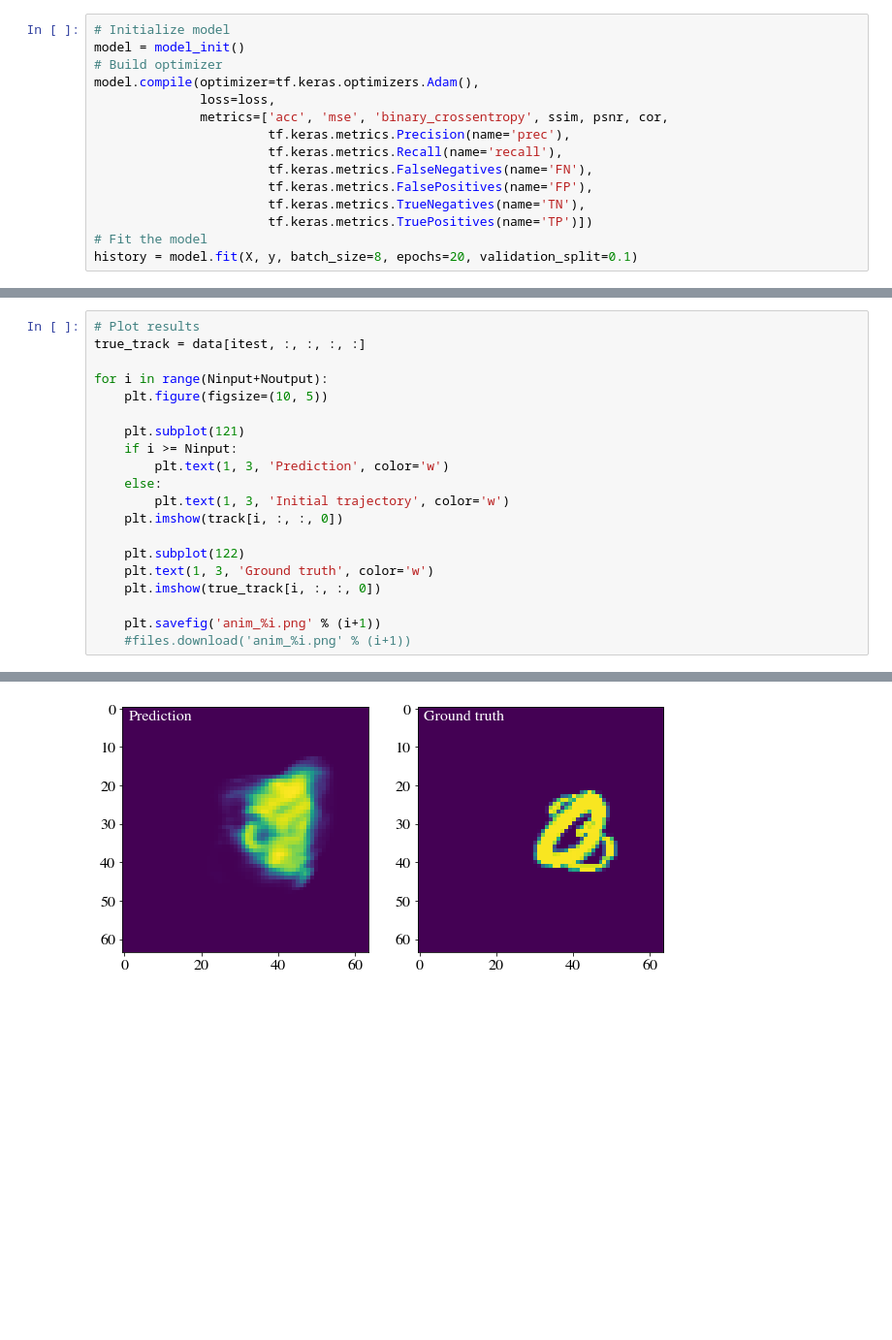
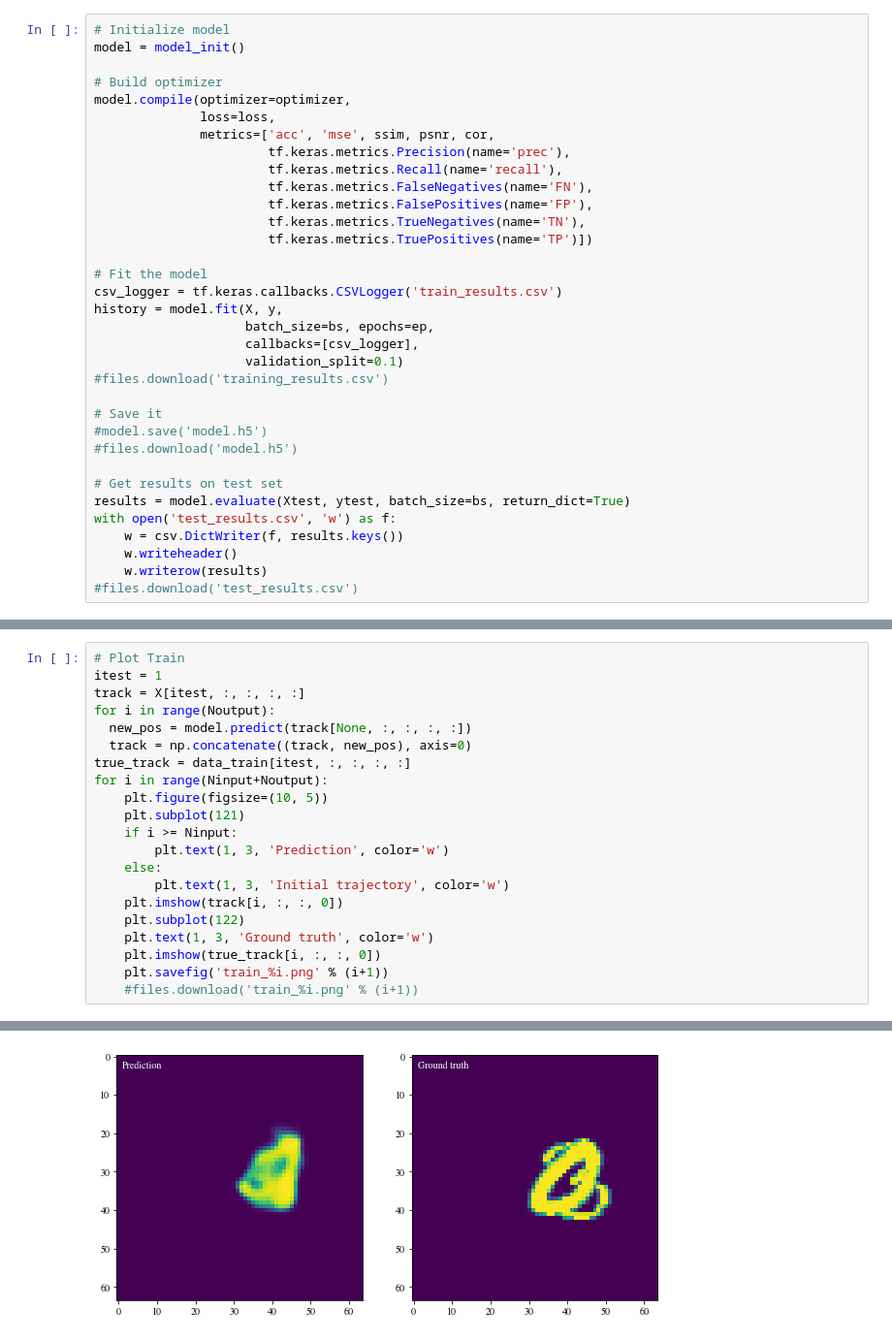
Before and after one commit to bdelorme/RainfallNowcasting, a Jupyter notebook: MovingMNIST/seq_convLSTM.ipynb, the cells around one changed output, grey strips where cells are left out. Shown at 97% size. Saved outputs shown, nothing was run; the diff lists cells and outputs as text; blank space fills up the shorter version.

```diff
--- a/MovingMNIST/seq_convLSTM.ipynb
+++ b/MovingMNIST/seq_convLSTM.ipynb
@@ -127,17 +114,36 @@ def cor(y_gt, y_pred):
 # %%
 # Initialize model
 model = model_init()
+
 # Build optimizer
-model.compile(optimizer=tf.keras.optimizers.Adam(),
+model.compile(optimizer=optimizer,
               loss=loss,
-              metrics=['acc', 'mse', 'binary_crossentropy', ssim, psnr, cor,
+              metrics=['acc', 'mse', ssim, psnr, cor,
                        tf.keras.metrics.Precision(name='prec'),
                        tf.keras.metrics.Recall(name='recall'),
                        tf.keras.metrics.FalseNegatives(name='FN'),
                        tf.keras.metrics.FalsePositives(name='FP'),
                        tf.keras.metrics.TrueNegatives(name='TN'),
                        tf.keras.metrics.TruePositives(name='TP')])
+
 # Fit the model
-history = model.fit(X, y, batch_size=8, epochs=20, validation_split=0.1)
+csv_logger = tf.keras.callbacks.CSVLogger('train_results.csv')
+history = model.fit(X, y,
+                    batch_size=bs, epochs=ep,
+                    callbacks=[csv_logger],
+                    validation_split=0.1)
+#files.download('training_results.csv')
+
+# Save it
+#model.save('model.h5')
+#files.download('model.h5')
+
+# Get results on test set
+results = model.evaluate(Xtest, ytest, batch_size=bs, return_dict=True)
+with open('test_results.csv', 'w') as f:
+    w = csv.DictWriter(f, results.keys())
+    w.writeheader()
+    w.writerow(results)
+#files.download('test_results.csv')
 # %% [output]
 Epoch 1/20
@@ -302,21 +299,22 @@ track: (15, 64, 64, 1)
 # %%
-# Plot results
-true_track = data[itest, :, :, :, :]
-
+# Plot Train
+itest = 1
+track = X[itest, :, :, :, :]
+for i in range(Noutput):
+  new_pos = model.predict(track[None, :, :, :, :])
+  track = np.concatenate((track, new_pos), axis=0)
+true_track = data_train[itest, :, :, :, :]
 for i in range(Ninput+Noutput):
     plt.figure(figsize=(10, 5))
-
     plt.subplot(121)
     if i >= Ninput:
         plt.text(1, 3, 'Prediction', color='w')
     else:
         plt.text(1, 3, 'Initial trajectory', color='w')
     plt.imshow(track[i, :, :, 0])
-
     plt.subplot(122)
     plt.text(1, 3, 'Ground truth', color='w')
     plt.imshow(true_track[i, :, :, 0])
-
-    plt.savefig('anim_%i.png' % (i+1))
-    #files.download('anim_%i.png' % (i+1))
+    plt.savefig('train_%i.png' % (i+1))
+    #files.download('train_%i.png' % (i+1))
 # %% [output]
@@ -334 +332 @@ for i in range(Ninput+Noutput):
-[figure, old version]
+[figure, new version]
```
Also changed, not shown: parts of 15 cells of this notebook, 9 other files.
